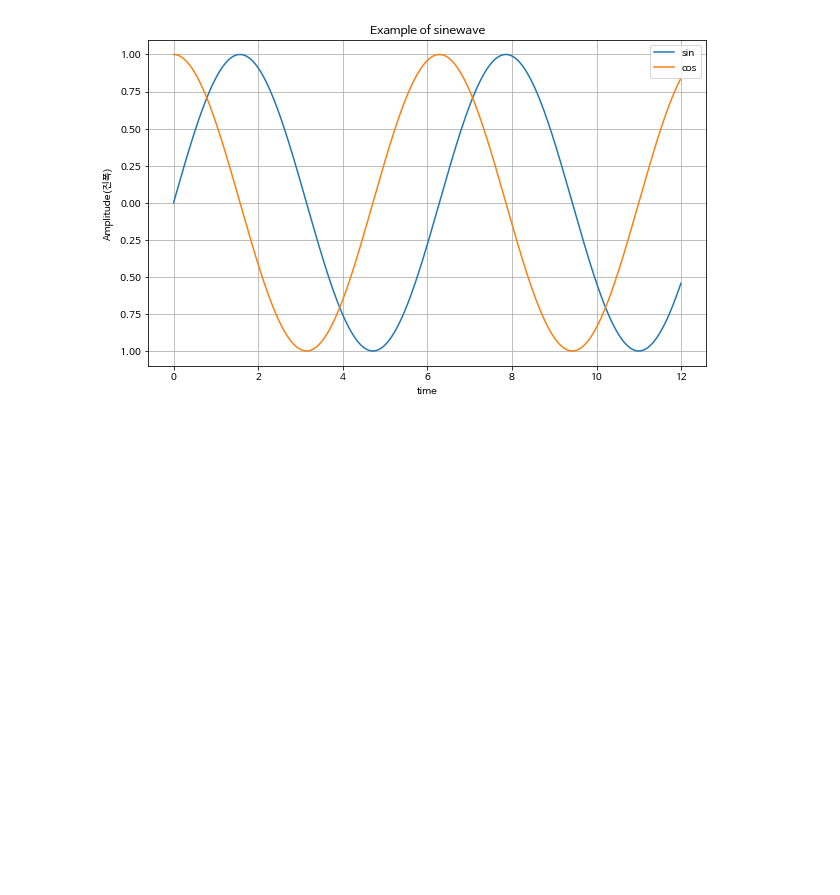
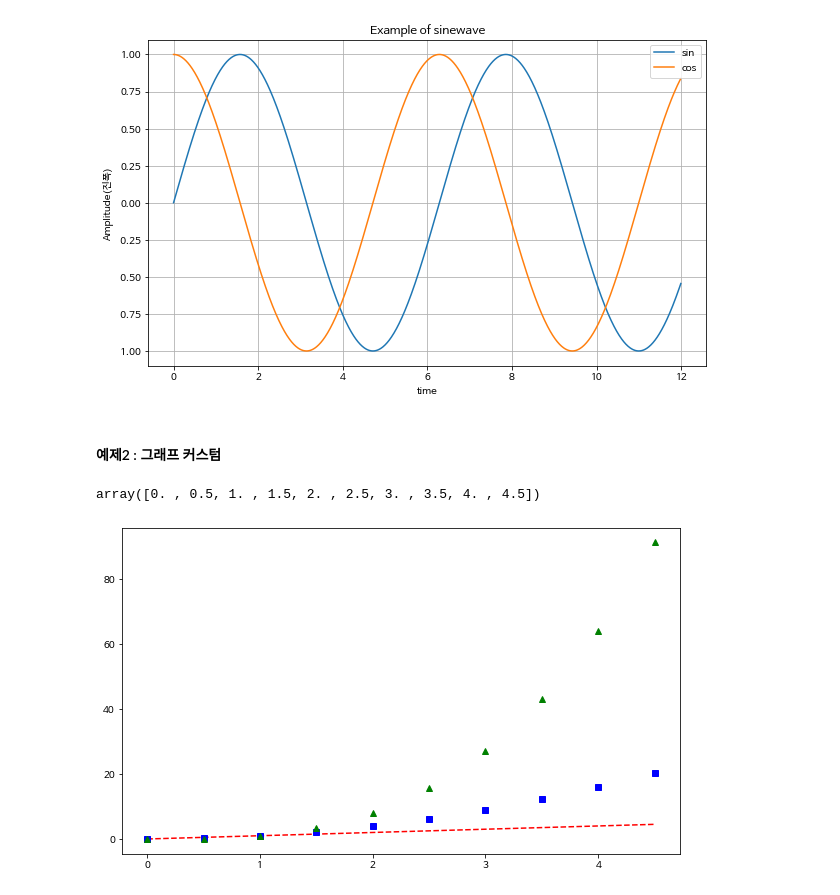
Before and after one commit to newrandom/Zero_part5_EDA-scrapping, a Jupyter notebook: chapter/02-12. matplotlib 기초.ipynb, the cells around one changed output. Saved outputs shown, nothing was run; the diff lists cells and outputs as text; code cells hidden in the pictures; blank space fills up the shorter version.

```diff
--- a/chapter/02-12. matplotlib 기초.ipynb
+++ b/chapter/02-12. matplotlib 기초.ipynb
@@ -127,3 +127,18 @@ def drawGraph() :
 drawGraph()
 # %% [output]
 [figure]
+# %% [markdown]
+#### 예제2 : 그래프 커스텀
+# %%
+t = np.arange(0, 5, 0.5)
+t
+# %% [output]
+array([0. , 0.5, 1. , 1.5, 2. , 2.5, 3. , 3.5, 4. , 4.5])
+# %%
+plt.figure(figsize=(10,6))
+plt.plot(t, t, 'r--')
+plt.plot(t, t ** 2, 'bs')
+plt.plot(t, t ** 3, 'g^')
+plt.show()
+# %% [output]
+[figure, added]
```
Also changed, not shown: 1 other file.
